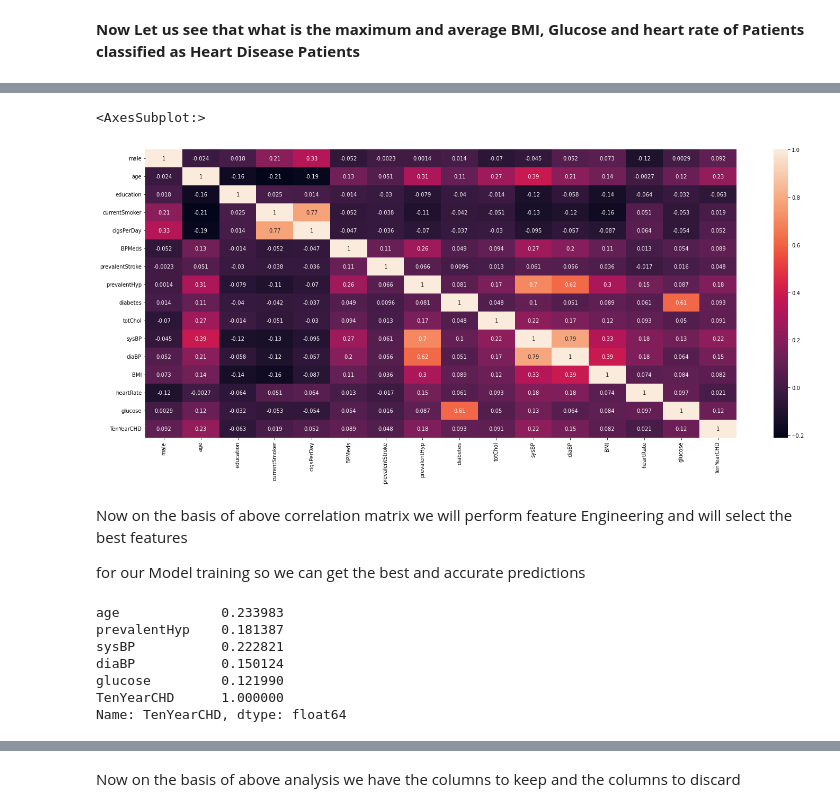
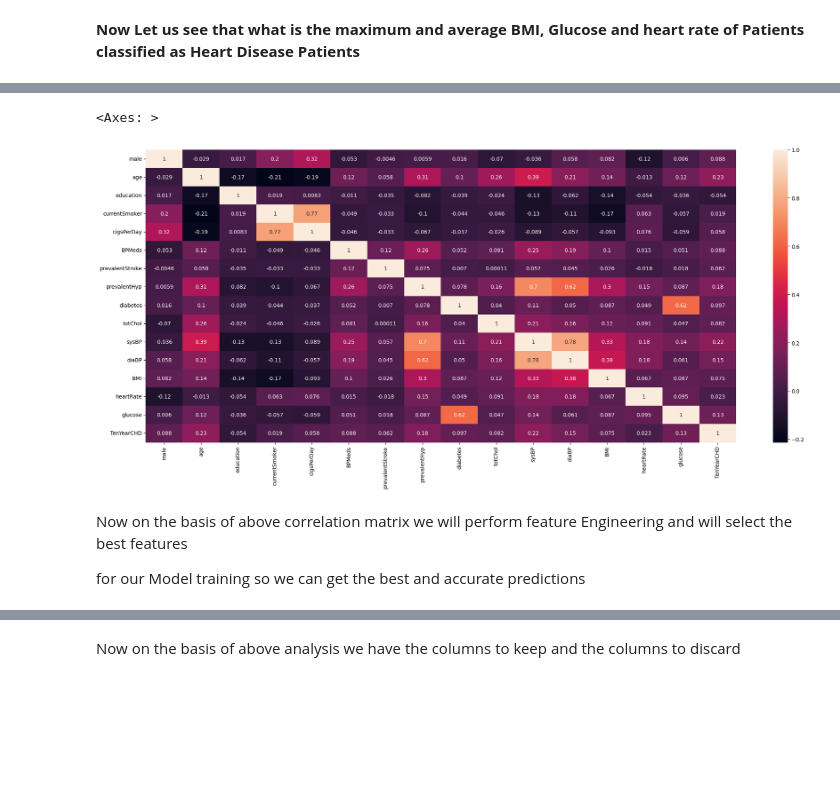
Before and after one commit to HUZIBRO/CardioCare-Predicting-Heart-Disease-Risk-with-Machine-Learning, a Jupyter notebook: Eda and Heart Desease Prediction.ipynb, the cells around one changed output, grey strips where cells are left out. Saved outputs shown, nothing was run; the diff lists cells and outputs as text; code cells hidden in the pictures; blank space fills up the shorter version.

```diff
--- a/Eda and Heart Desease Prediction.ipynb
+++ b/Eda and Heart Desease Prediction.ipynb
@@ -181,29 +181,22 @@ plt.show()
 [figure]
-# %%
-df=pd.read_csv('data.csv')
-df.dropna(inplace=True)
-
-plt.figure(figsize=(25,10))
-sns.heatmap(df.corr(),annot=True)
-# %% [output]
-<AxesSubplot:>
-[figure, removed]
+# %%
+#Below are the Most relevant features for our model Training
+corr_matrix = df_heart_disease_1.corr()
+
+
+plt.figure(figsize=(25,10))
+sns.heatmap(corr_matrix,annot=True)
+# %% [output]
+<Axes: >
+[figure, added]
 # %% [markdown]
 Now on the basis of above correlation matrix we will perform feature Engineering and will select the best features
 
 for our Model training so we can get the best and accurate predictions
 # %%
 
-#Below are the Most relevant features for our model Training
-corr_matrix = df.corr()
-cor_target = abs(corr_matrix["TenYearCHD"])
-relevant_features = cor_target[cor_target > 0.1]
-relevant_features
+
+cor_target = corr_matrix["TenYearCHD"]
+relevant_features = cor_target[(cor_target > 0) | (cor_target < 0)]
+
+relevant_features = list(relevant_features.keys())[:-1]
-# %% [output]
-age             0.233983
-prevalentHyp    0.181387
-sysBP           0.222821
-diaBP           0.150124
-glucose         0.121990
-TenYearCHD      1.000000
-Name: TenYearCHD, dtype: float64
```
Also changed, not shown: parts of 37 cells of this notebook.
